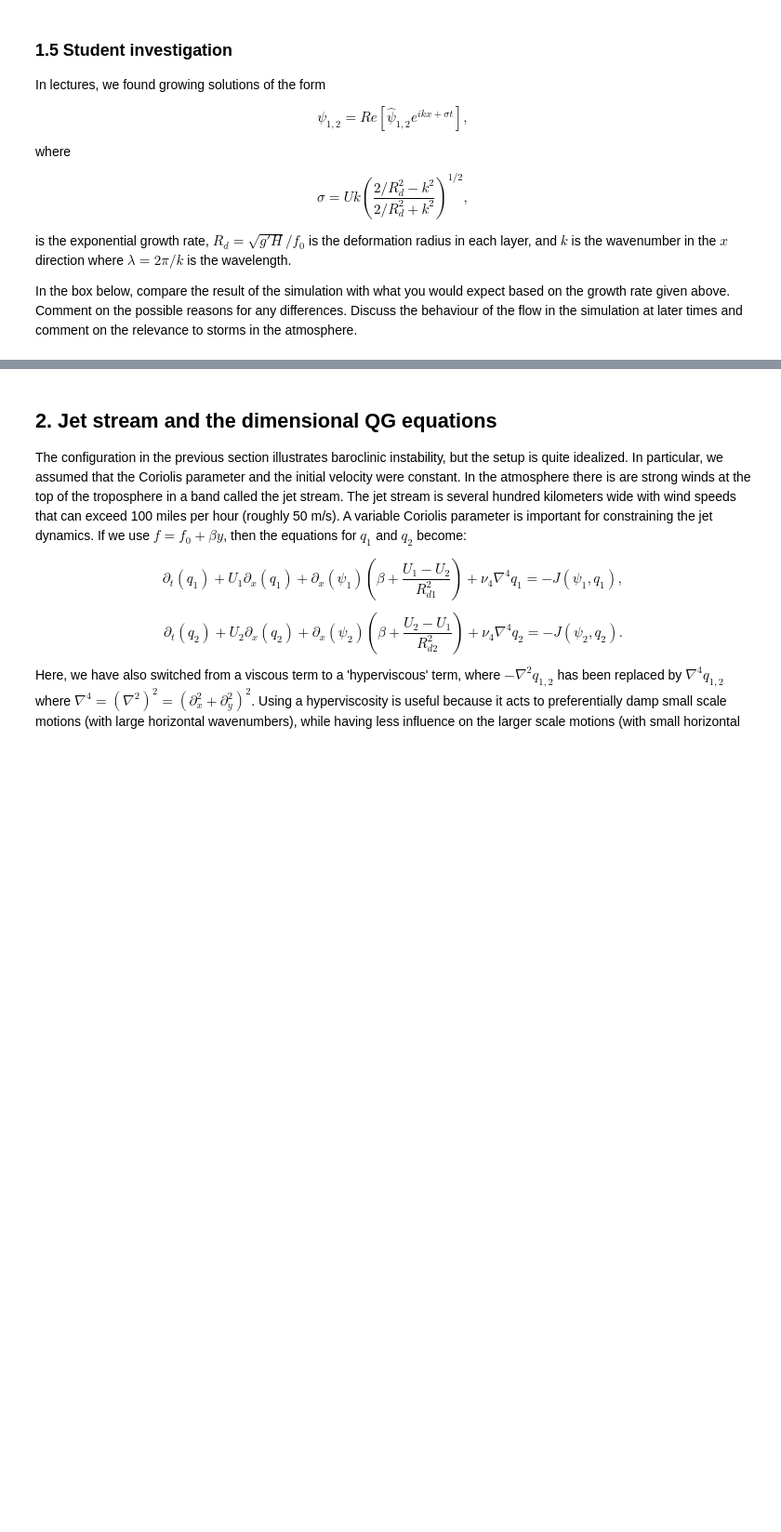
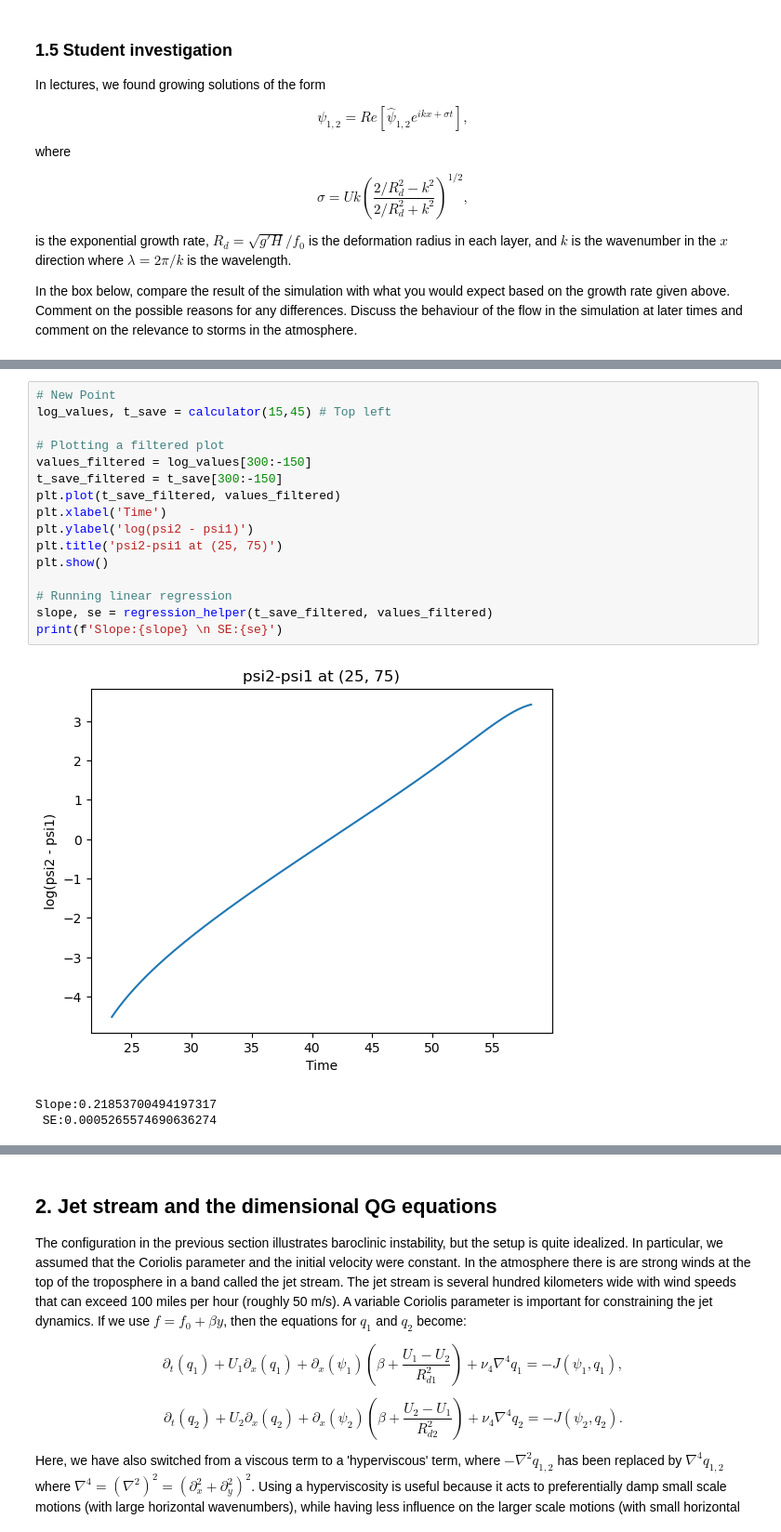
Before and after one commit to vantran1/QCES, a Jupyter notebook: Project4_storms.ipynb, the cells around one changed output, grey strips where cells are left out. Shown at 93% size. Saved outputs shown, nothing was run; the diff lists cells and outputs as text; blank space fills up the shorter version.

```diff
--- a/Project4_storms.ipynb
+++ b/Project4_storms.ipynb
@@ -228,0 +316,20 @@ psi2_save[n,:,:]
+# %%
+# New Point
+log_values, t_save = calculator(15,45) # Top left
+
+# Plotting a filtered plot
+values_filtered = log_values[300:-150]
+t_save_filtered = t_save[300:-150]
+plt.plot(t_save_filtered, values_filtered)
+plt.xlabel('Time')
+plt.ylabel('log(psi2 - psi1)')
+plt.title('psi2-psi1 at (25, 75)')
+plt.show()
+
+# Running linear regression
+slope, se = regression_helper(t_save_filtered, values_filtered)
+print(f'Slope:{slope} \n SE:{se}')
+# %% [output]
+[figure, added]
+Slope:0.21853700494197317
+ SE:0.0005265574690636274
```
Also changed, not shown: parts of 25 cells of this notebook.
